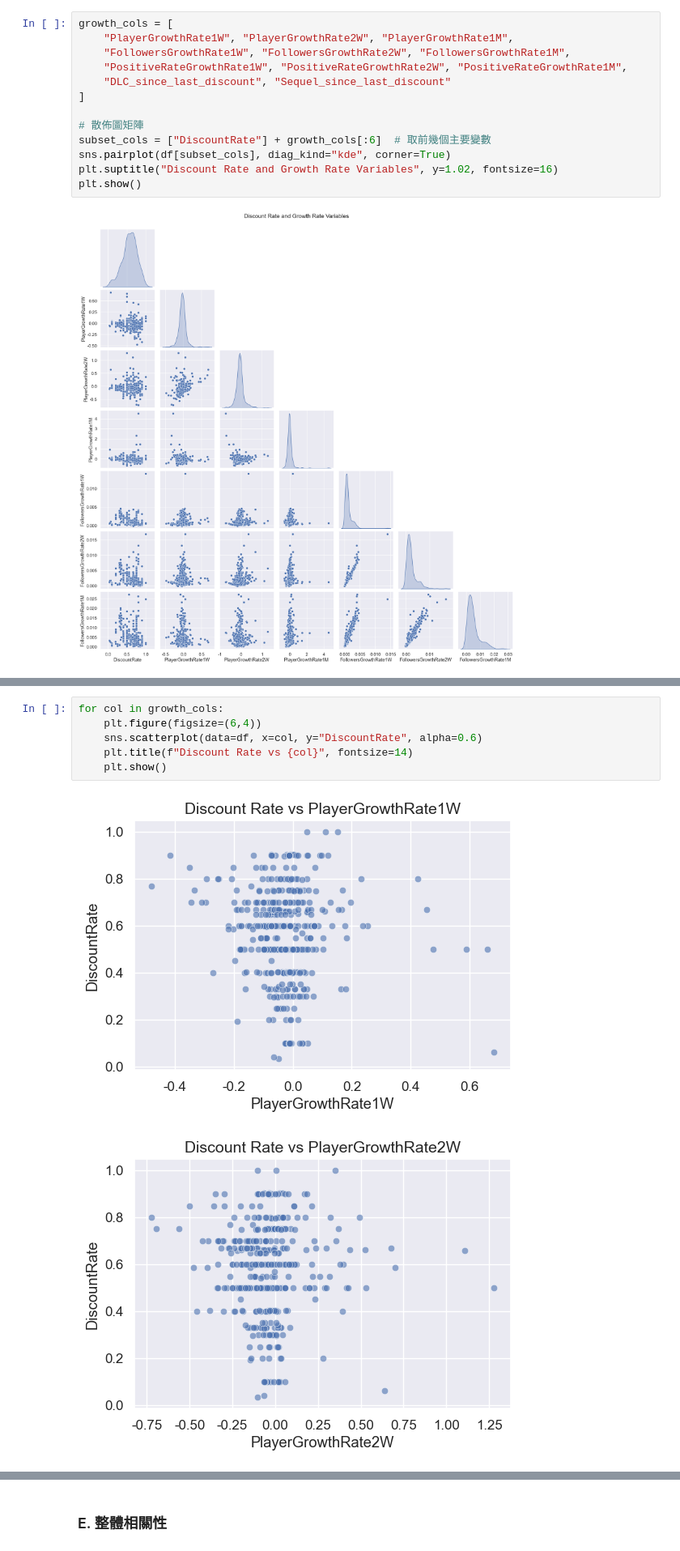
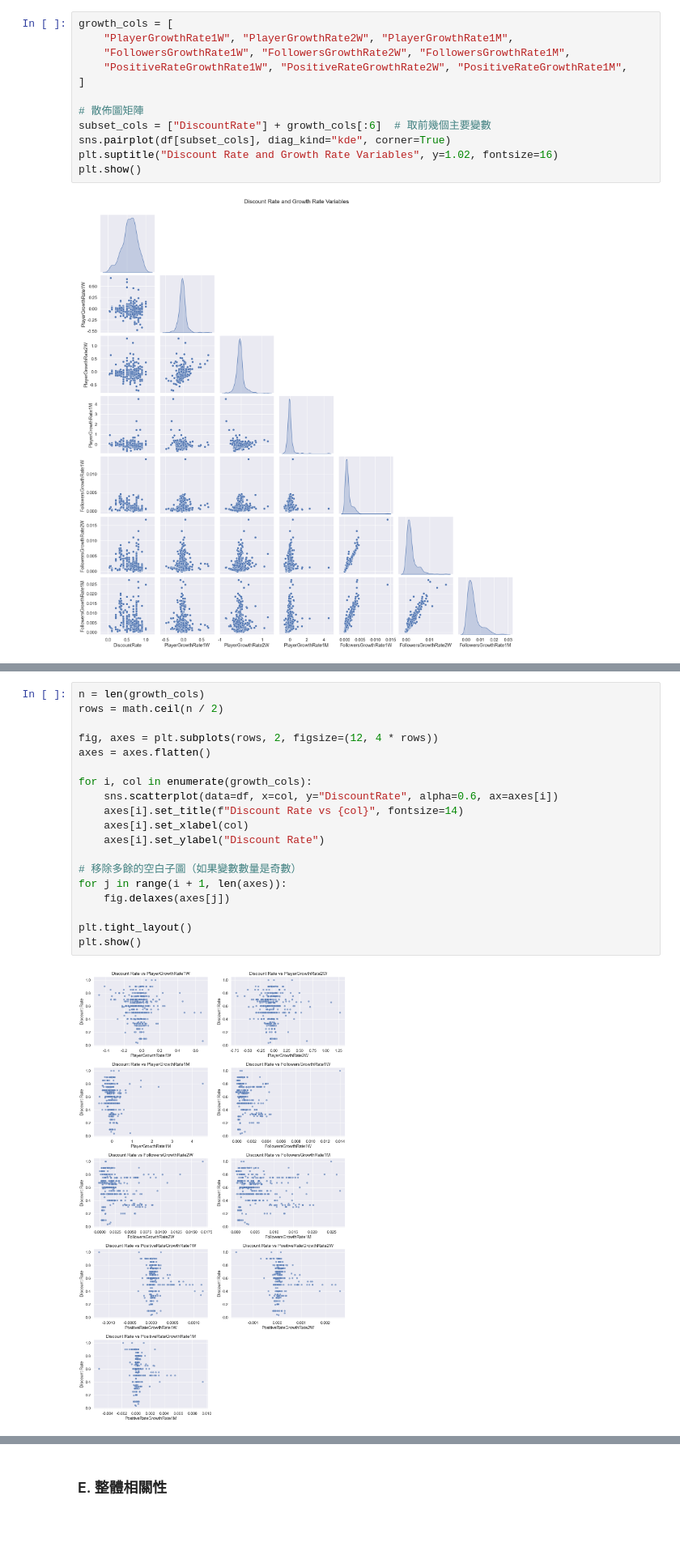
Before and after one commit to yixuan0803/fa-25-econ-5166-group-1, a Jupyter notebook: finding/extent-of-discount-rate-stat-analysis.ipynb, the cells around one changed output, grey strips where cells are left out. Shown at 81% size. Drawn from its saved outputs; the diff is of its cells as text; blank space fills up the shorter version.

```diff
--- a/finding/extent-of-discount-rate-stat-analysis.ipynb
+++ b/finding/extent-of-discount-rate-stat-analysis.ipynb
@@ -188,7 +186,6 @@ growth_cols = [
     "PlayerGrowthRate1W", "PlayerGrowthRate2W", "PlayerGrowthRate1M",
     "FollowersGrowthRate1W", "FollowersGrowthRate2W", "FollowersGrowthRate1M",
     "PositiveRateGrowthRate1W", "PositiveRateGrowthRate2W", "PositiveRateGrowthRate1M",
-    "DLC_since_last_discount", "Sequel_since_last_discount"
 ]
 
 # 散佈圖矩陣
@@ -201,9 +216,21 @@ plt.show()
 # %%
-for col in growth_cols:
-    plt.figure(figsize=(6,4))
-    sns.scatterplot(data=df, x=col, y="DiscountRate", alpha=0.6)
-    plt.title(f"Discount Rate vs {col}", fontsize=14)
-    plt.show()
+n = len(growth_cols)
+rows = math.ceil(n / 2)
+
+fig, axes = plt.subplots(rows, 2, figsize=(12, 4 * rows))
+axes = axes.flatten()
+
+for i, col in enumerate(growth_cols):
+    sns.scatterplot(data=df, x=col, y="DiscountRate", alpha=0.6, ax=axes[i])
+    axes[i].set_title(f"Discount Rate vs {col}", fontsize=14)
+    axes[i].set_xlabel(col)
+    axes[i].set_ylabel("Discount Rate")
+
+# 移除多餘的空白子圖（如果變數數量是奇數）
+for j in range(i + 1, len(axes)):
+    fig.delaxes(axes[j])
+
+plt.tight_layout()
+plt.show()
 # %% [output]
-[figure, old version]
+[figure, new version]
-[figure, removed]
```
Also changed, not shown: parts of 32 cells of this notebook.
